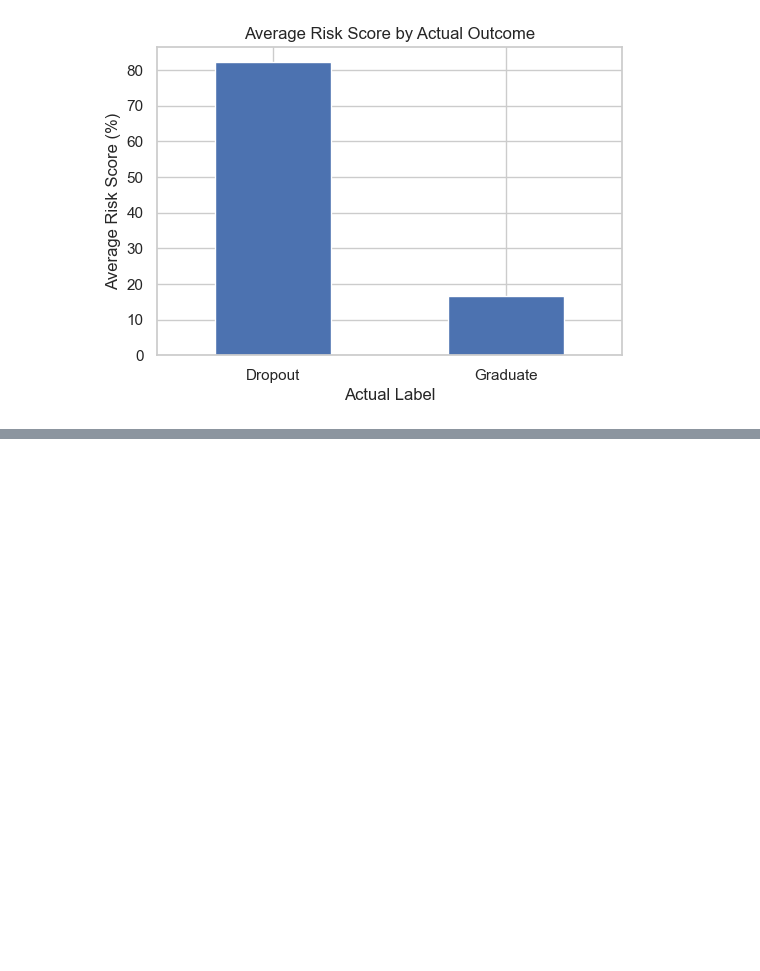
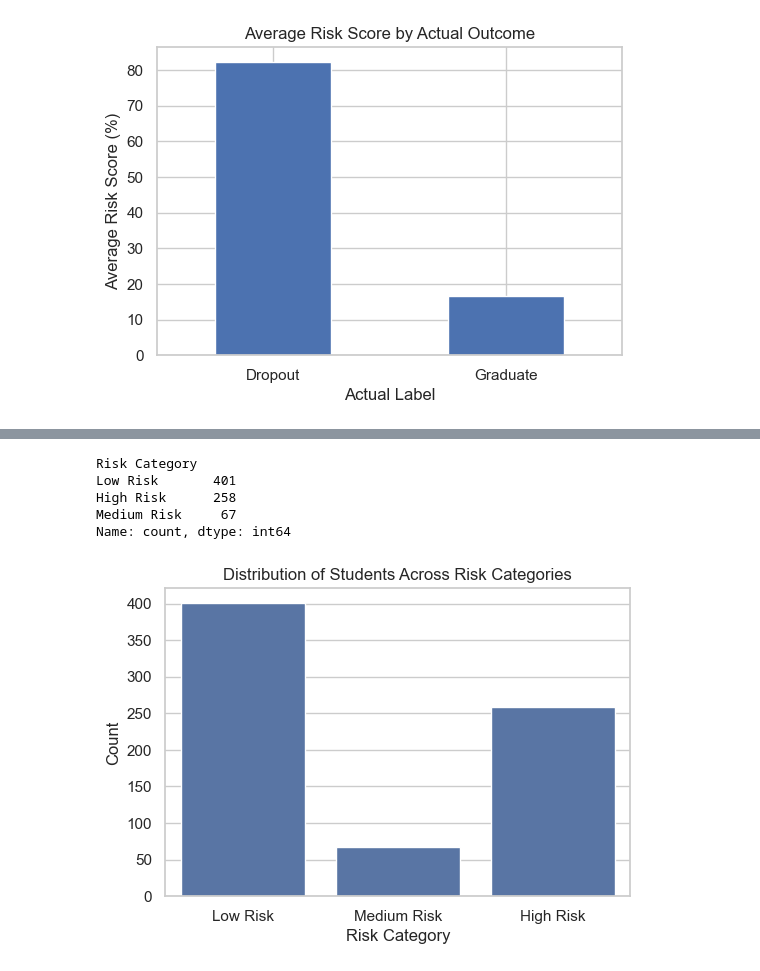
Before and after one commit to DimitarMalamski/student-dropout-predictor, a Jupyter notebook: notebooks/02_student_dropout_risk_scoring.ipynb, the cells around one changed output, grey strips where cells are left out. Cells and saved outputs as stored; diff of their text form; code cells hidden in the pictures; blank space fills up the shorter version.

Commit message:
Risk Category Design section implemented

```diff
--- a/notebooks/02_student_dropout_risk_scoring.ipynb
+++ b/notebooks/02_student_dropout_risk_scoring.ipynb
@@ -689,0 +712,12 @@ plt.show()
+# %%
+def assign_risk_category(score):
+  if score < 30:
+    return "Low Risk"
+  elif score < 60:
+    return "Medium Risk"
+  else:
+    return "High Risk"
+# %%
+results_df["Risk Category"] = results_df["Risk Score (%)"].apply(assign_risk_category)
+
+results_df.head(10)
@@ -689,0 +740,21 @@ plt.show()
+# %%
+risk_category_counts = results_df["Risk Category"].value_counts()
+
+risk_category_counts
+# %% [output]
+Risk Category
+Low Risk       401
+High Risk      258
+Medium Risk     67
+Name: count, dtype: int64
+# %%
+plt.figure(figsize=(6,4))
+sns.countplot(x="Risk Category", data=results_df, order=["Low Risk", "Medium Risk", "High Risk"])
+
+plt.title("Distribution of Students Across Risk Categories")
+plt.xlabel("Risk Category")
+plt.ylabel("Count")
+
+plt.show()
+# %% [output]
+[figure, added]
```
Also changed, not shown: parts of 10 cells of this notebook.
